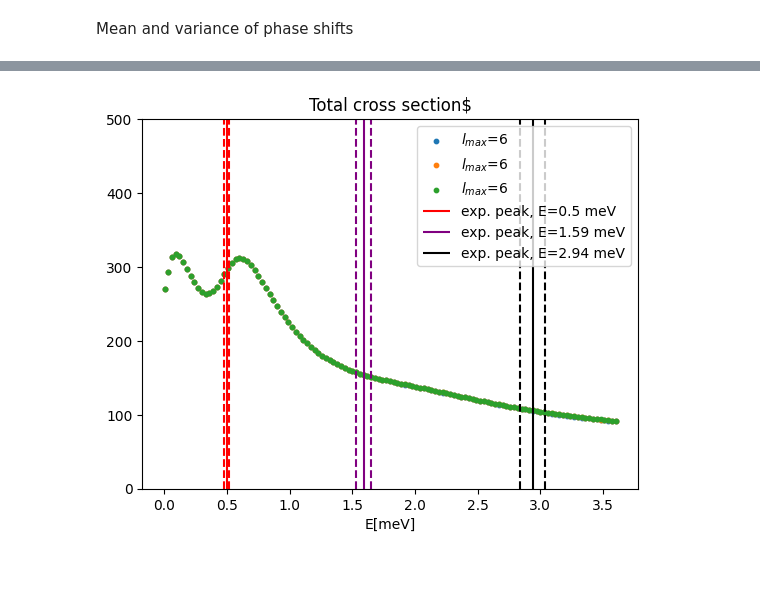
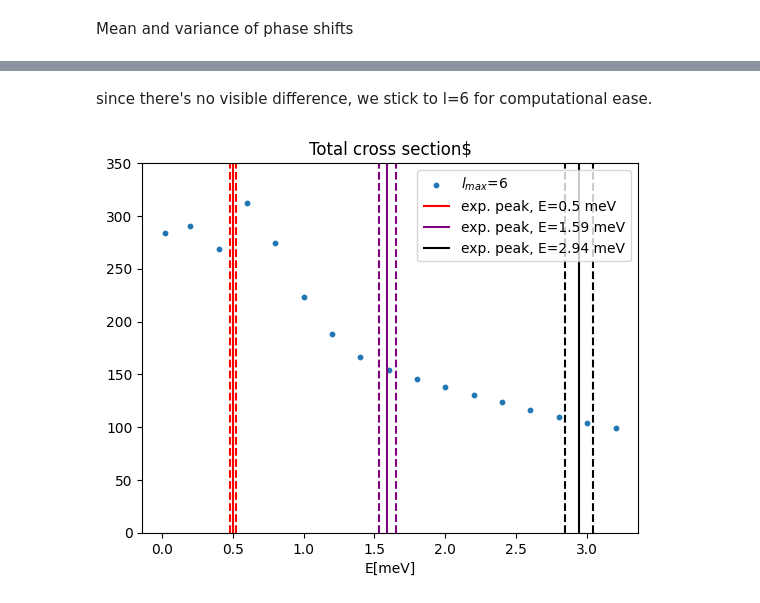
Before and after one commit to marcobeIIa/computational_physics, a Jupyter notebook: Lusvardi_Bella_Parolini_H_Kr_scattering.ipynb, the cells around one changed output, grey strips where cells are left out. Cells and saved outputs as stored; diff of their text form; code cells hidden in the pictures; blank space fills up the shorter version.

```diff
--- a/Lusvardi_Bella_Parolini_H_Kr_scattering.ipynb
+++ b/Lusvardi_Bella_Parolini_H_Kr_scattering.ipynb
@@ -218,12 +242,14 @@ verify that the phase shift we find this way is independent of the choice of the
 # (this cell takes forever to run)
 
 #Define E and l vectors
-energy_step = 0.03
-Evec = [round(z,3) for z in np.arange(0.0,3.6,energy_step)]
+energy_step = 0.5
+Evec = [round(z,3) for z in np.arange(0.0,3.4,energy_step)]
 Evec[0] = Evec[1]/10
 lvec=[z for z in range(0,l,1)]
-
-rep=3
+#Evec = np.logspace(np.log10(0.2), np.log10(3.1), num=17)
+#lvec=[z for z in range(0,l,1)]
+#
+rep=1
 lmax=l
 
 SHIFTS = np.zeros((len(lvec),len(Evec),rep))
@@ -235,6 +261,18 @@ for i in range(len(lvec)):
             rr=r[r1]*4/5-20*k*h
             r2 = round(rr/h)
             SHIFTS[i][j][k]=Phase_shift(r1,r2,r,lvec[i],Evec[j],lmax,sigma)
+# %%
+l
+
+SHIFTS = np.zeros((len(lvec),len(Evec),rep))
+
+for i in range(len(lvec)):
+    for j in range(len(Evec)):
+        for k in range(rep):
+            r1 =randint(6000,len(r)-1)
+            rr=r[r1]*4/5-20*k*h
+            r2 = round(rr/h)
+            SHIFTS[i][j][k]=Phase_shift(r1,r2,r,lvec[i],Evec[j],lmax,sigma)
 # %% [markdown]
 plot the result from the previous cell
 # %%
@@ -343,28 +361,28 @@ No artists with labels found to put in legend.  Note that artists whose label st
+# %% [markdown]
+since there's no visible difference, we stick to l=6 for computational ease.
 # %%
 E_exp = [0.50,1.59,2.94] #meV
 E_exp_err = [0.02,0.06,0.1] #meV
 
 fig, ax = plt.subplots()
 ax.set_title(r'Total cross section$')
-ax.set_ylim(0,500)
+ax.set_ylim(0,350)
 plt.scatter(Evec,cross6,label='$l_{max}$='f'{6}',s=10)
-plt.scatter(Evec,cross7,label='$l_{max}$='f'{7}',s=10)
-plt.scatter(Evec,cross8,label='$l_{max}$='f'{8}',s=10)
 plt.xlabel('E[meV]')
 
 
 plt.vlines(E_exp[0],0,500, color='red', label=f'exp. peak, E={E_exp[0]} meV')
 plt.vlines(E_exp[0]+E_exp_err[0],0,500, color='red',linestyle='--')
 plt.vlines(E_exp[0]-E_exp_err[0],0,500, color='red',linestyle='--')
 plt.vlines(E_exp[1],0,500, color='purple', label=f'exp. peak, E={E_exp[1]} meV')
 plt.vlines(E_exp[1]+E_exp_err[1],0,500, color='purple',linestyle='--')
 plt.vlines(E_exp[1]-E_exp_err[1],0,500, color='purple',linestyle='--')
 plt.vlines(E_exp[2],0,500, color='black', label=f'exp. peak, E={E_exp[2]} meV')
 plt.vlines(E_exp[2]+E_exp_err[2],0,500, color='black',linestyle='--')
 plt.vlines(E_exp[2]-E_exp_err[2],0,500, color='black',linestyle='--')
 plt.legend()
 plt.show()
 # %% [output]
-[figure, old version]
+[figure, new version]
 # %%
 peaks_position6=[]
```
Also changed, not shown: parts of 14 cells of this notebook.
